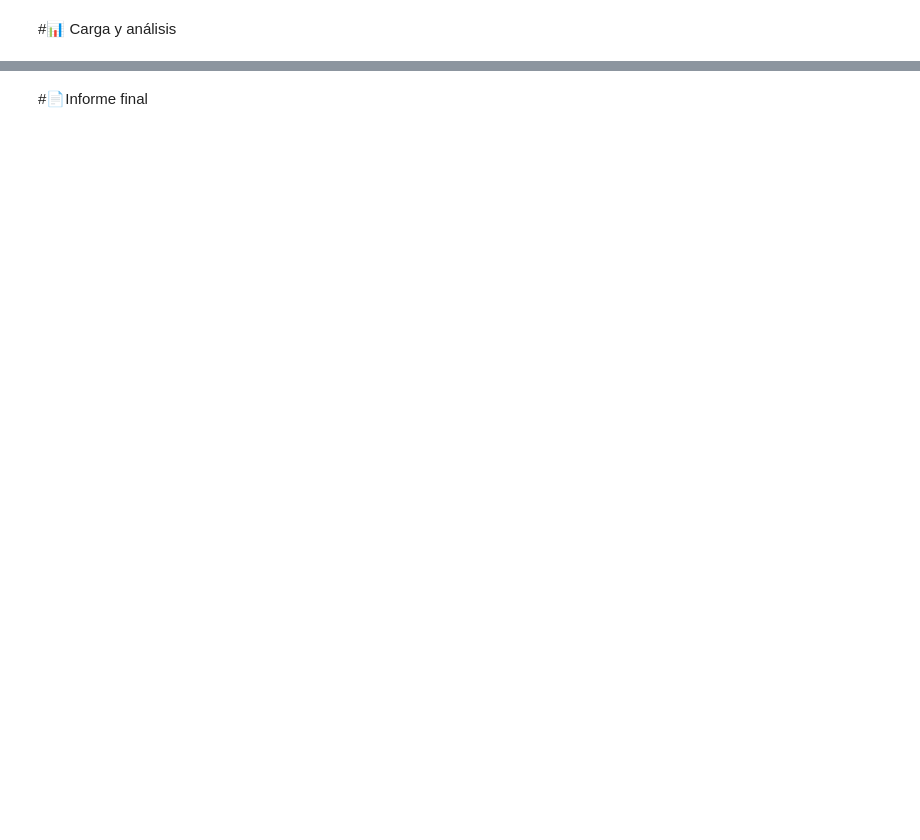
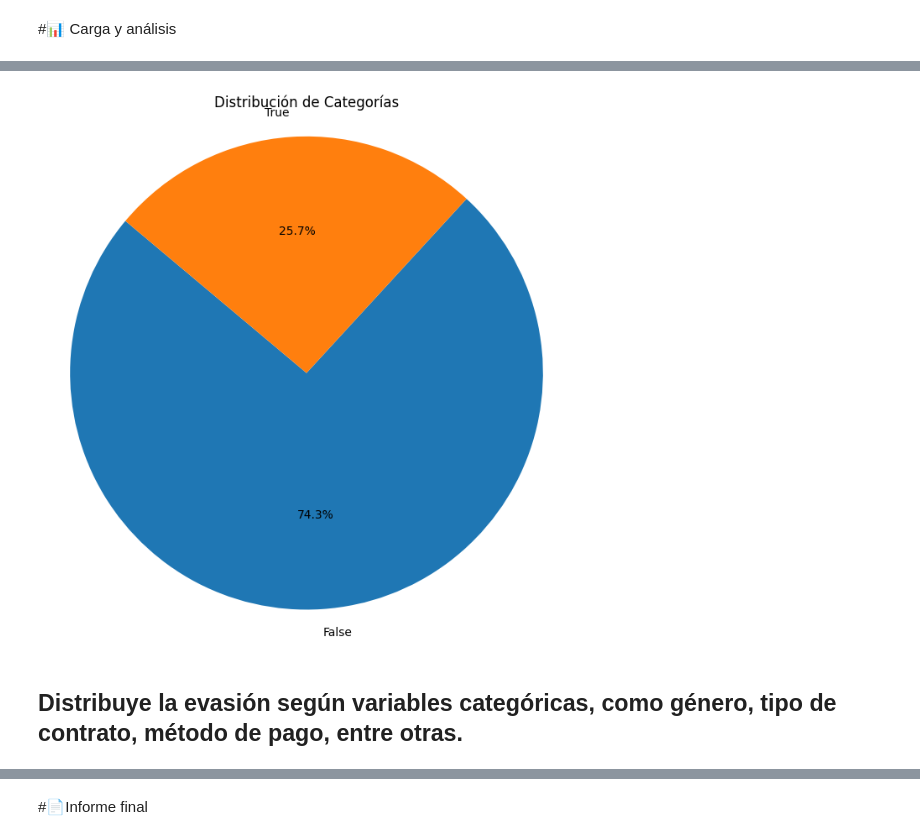
Before and after one commit to mafenavas/challenge_telecom_X, a Jupyter notebook: challenge.ipynb, the cells around one changed output, grey strips where cells are left out. Drawn from its saved outputs; the diff is of its cells as text; code cells hidden in the pictures; blank space fills up the shorter version.

```diff
--- a/challenge.ipynb
+++ b/challenge.ipynb
@@ -122,3 +122,6 @@ normalized_data.isnull().sum()
 | Charges.Monthly | 0 |
 | Charges.Total | 0 |
 dtype: int64
+# %%
+normalized_data['Cuentas_diarias'] = normalized_data['Charges.Monthly']/30
+normalized_data
@@ -126,0 +174,18 @@ dtype: int64
+# %%
+gold_data = normalized_data.copy(deep=True)
+
+gold_data['Churn'] = (normalized_data['Churn'] == 'Yes').astype(np.bool)
+gold_data['SeniorCitizen'] = normalized_data['SeniorCitizen'].astype(np.bool)
+gold_data['Partner'] = normalized_data['Partner'].astype(np.bool)
+gold_data['Dependents'] = normalized_data['Dependents'].astype(np.bool)
+gold_data['MultipleLines'] = normalized_data['MultipleLines'].astype(np.bool)
+gold_data['OnlineSecurity'] = normalized_data['OnlineSecurity'].astype(np.bool)
+gold_data['OnlineBackup'] = normalized_data['OnlineBackup'].astype(np.bool)
+gold_data['DeviceProtection'] = normalized_data['DeviceProtection'].astype(np.bool)
+gold_data['TechSupport'] = normalized_data['TechSupport'].astype(np.bool)
+gold_data['StreamingTV'] = normalized_data['StreamingTV'].astype(np.bool)
+gold_data['StreamingMovies'] = normalized_data['StreamingMovies'].astype(np.bool)
+gold_data['PaperlessBilling'] = normalized_data['PaperlessBilling'].astype(np.bool)
+gold_data['PhoneService'] = normalized_data['PhoneService'].astype(np.bool)
+
+gold_data
@@ -126,0 +226,3 @@ dtype: int64
+# %%
+churn = gold_data.groupby('Churn').count()
+churn
@@ -126,0 +235,12 @@ dtype: int64
+# %%
+import matplotlib.pyplot as plt
+
+plt.figure(figsize=(8, 8))  # Opcional: Ajustar el tamaño del gráfico
+plt.pie(churn['gender'], labels=churn.index, autopct='%1.1f%%', startangle=140)
+plt.title('Distribución de Categorías')  # Opcional: Añadir un título
+plt.axis('equal')  # Asegura que el gráfico sea circular
+plt.show()
+# %% [output]
+[figure, added]
+# %% [markdown]
+## Distribuye la evasión según variables categóricas, como género, tipo de contrato, método de pago, entre otras.
```
Also changed, not shown: parts of 19 cells of this notebook.
